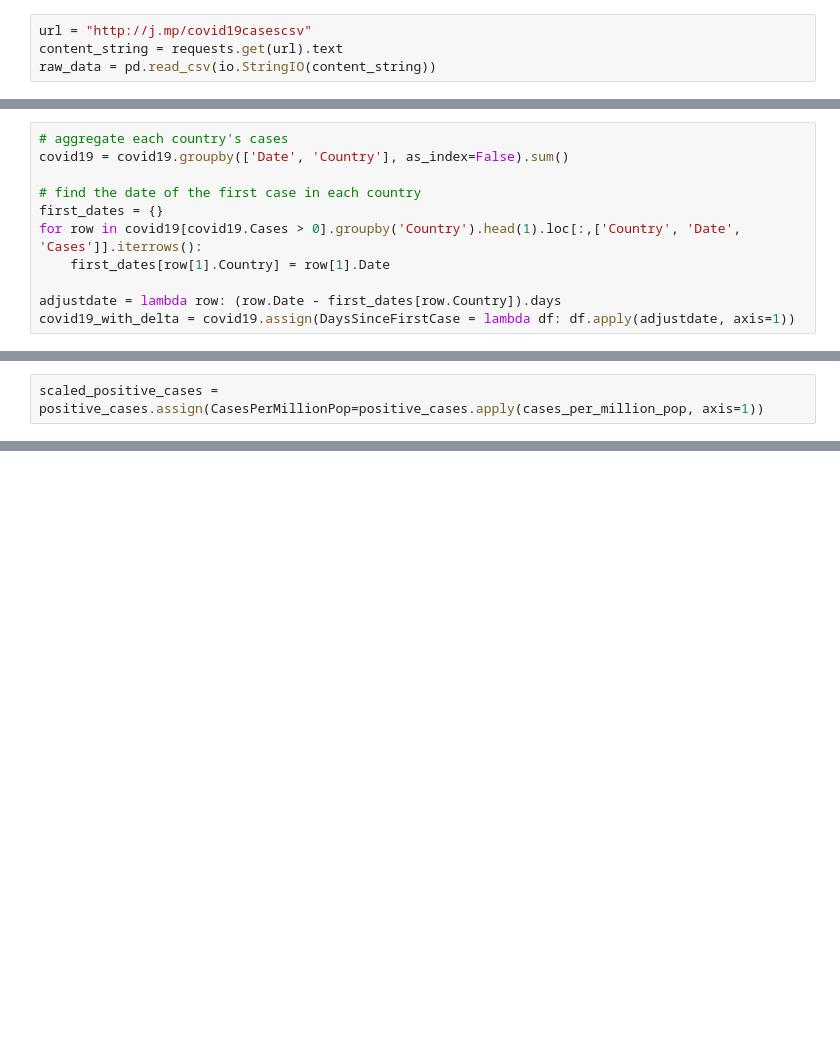
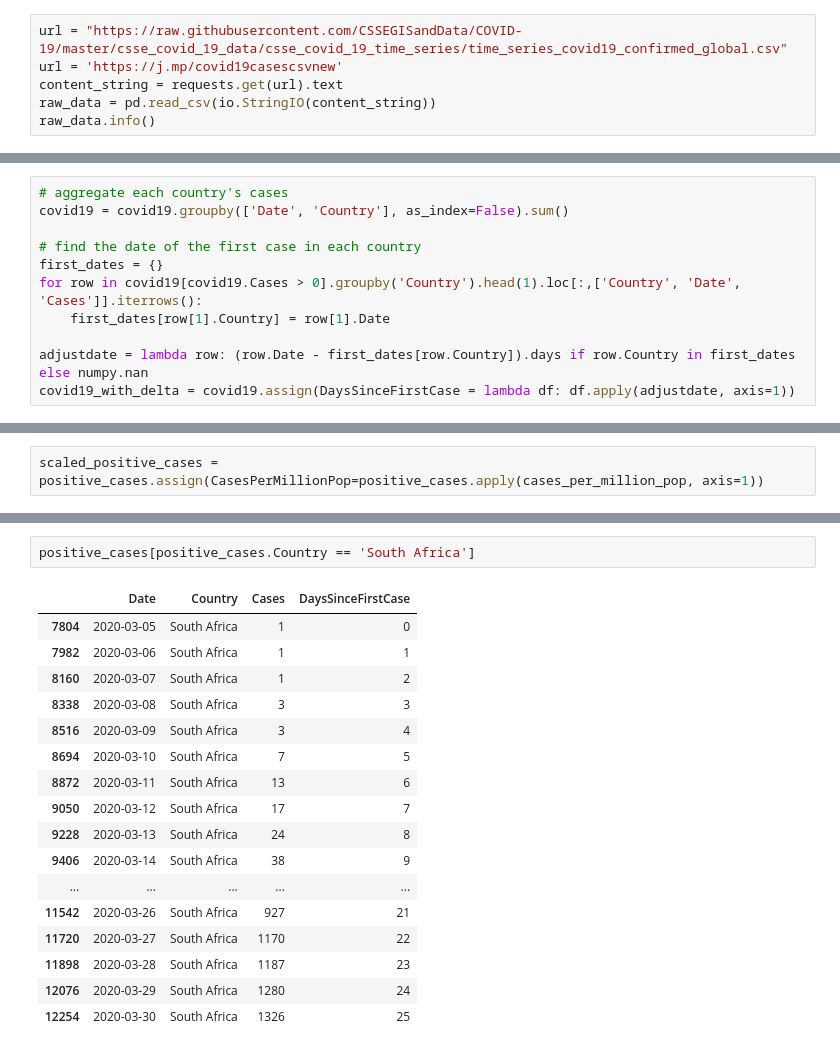
Before and after one commit to pvanheus/r_python_covid19, a Jupyter notebook: covid19_cases.ipynb, the cells around one changed output, grey strips where cells are left out. Drawn from its saved outputs; the diff is of its cells as text; blank space fills up the shorter version.

```diff
--- a/covid19_cases.ipynb
+++ b/covid19_cases.ipynb
@@ -7,6 +7,8 @@ import numpy
 import requests
 import altair as alt
 # %%
-url = "http://j.mp/covid19casescsv"
+url = "https://raw.githubusercontent.com/CSSEGISandData/COVID-19/master/csse_covid_19_data/csse_covid_19_time_series/time_series_covid19_confirmed_global.csv"
+url = 'https://j.mp/covid19casescsvnew'
 content_string = requests.get(url).text
 raw_data = pd.read_csv(io.StringIO(content_string))
+raw_data.info()
@@ -109,7 +143,7 @@ first_dates = {}
 for row in covid19[covid19.Cases > 0].groupby('Country').head(1).loc[:,['Country', 'Date', 'Cases']].iterrows():
     first_dates[row[1].Country] = row[1].Date
 
-adjustdate = lambda row: (row.Date - first_dates[row.Country]).days
+adjustdate = lambda row: (row.Date - first_dates[row.Country]).days if row.Country in first_dates else numpy.nan
 covid19_with_delta = covid19.assign(DaysSinceFirstCase = lambda df: df.apply(adjustdate, axis=1))
 # %%
 covid19_with_delta.info()
@@ -277,0 +413,20 @@ sorted(scaled_positive_cases.Country.unique())
+# %%
+positive_cases[positive_cases.Country == 'South Africa']
+# %% [output]
+|  | Date | Country | Cases | DaysSinceFirstCase |
+| 7804 | 2020-03-05 | South Africa | 1 | 0 |
+| 7982 | 2020-03-06 | South Africa | 1 | 1 |
+| 8160 | 2020-03-07 | South Africa | 1 | 2 |
+| 8338 | 2020-03-08 | South Africa | 3 | 3 |
+| 8516 | 2020-03-09 | South Africa | 3 | 4 |
+| 8694 | 2020-03-10 | South Africa | 7 | 5 |
+| 8872 | 2020-03-11 | South Africa | 13 | 6 |
+| 9050 | 2020-03-12 | South Africa | 17 | 7 |
+| 9228 | 2020-03-13 | South Africa | 24 | 8 |
+| 9406 | 2020-03-14 | South Africa | 38 | 9 |
+| ... | ... | ... | ... | ... |
+| 11542 | 2020-03-26 | South Africa | 927 | 21 |
+| 11720 | 2020-03-27 | South Africa | 1170 | 22 |
+| 11898 | 2020-03-28 | South Africa | 1187 | 23 |
+| 12076 | 2020-03-29 | South Africa | 1280 | 24 |
+| 12254 | 2020-03-30 | South Africa | 1326 | 25 |
```
Also changed, not shown: parts of 26 cells of this notebook, 2 other files.
